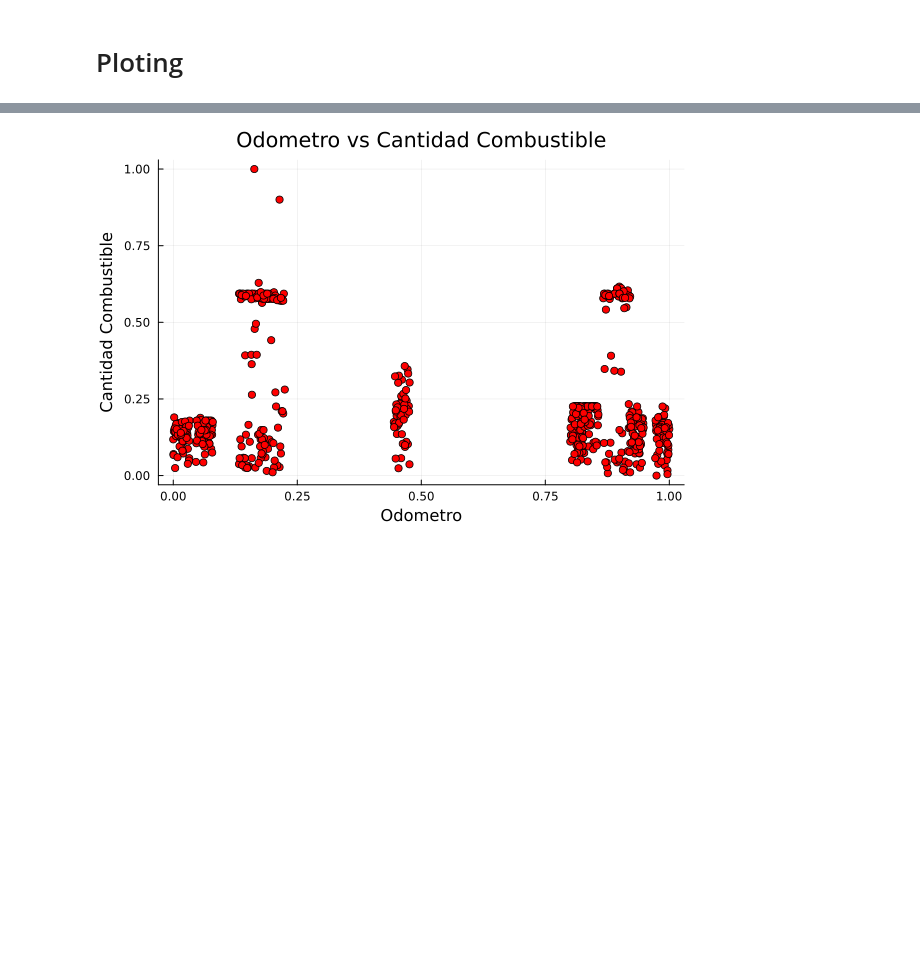
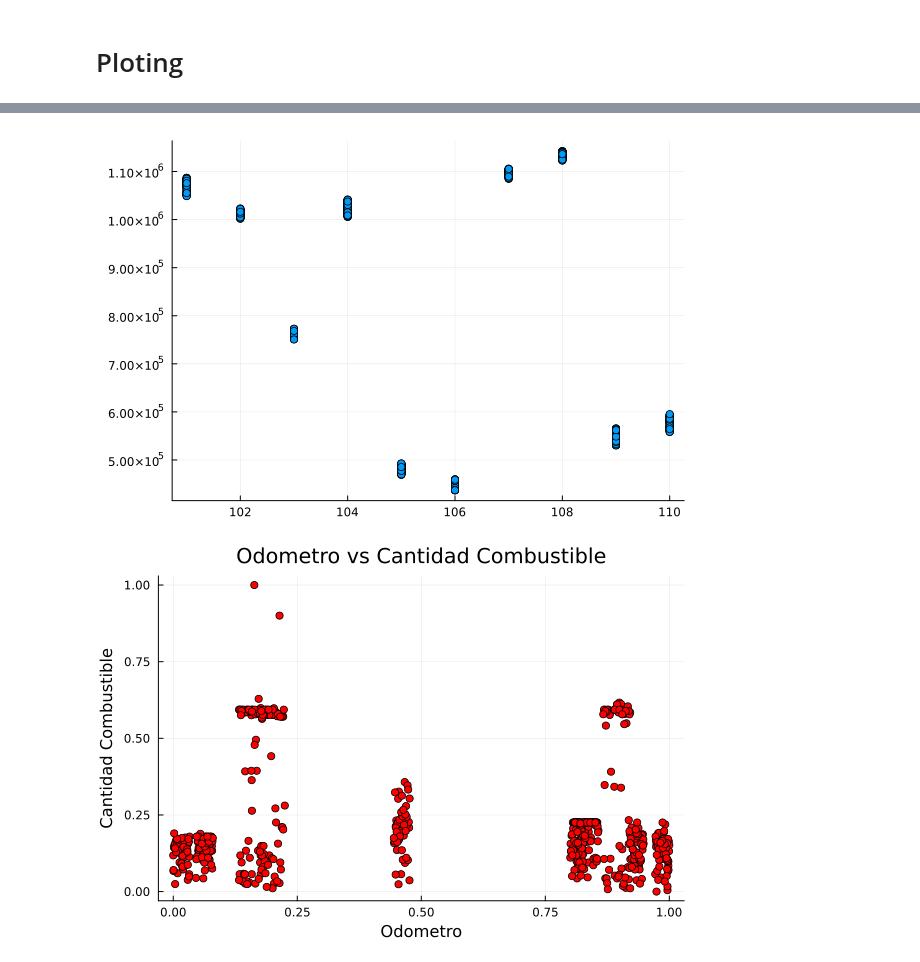
Before and after one commit to 00sen/JuliaLinearRegressionProject, a Jupyter notebook: dam.ipynb, the cells around one changed output, grey strips where cells are left out. Cells and saved outputs as stored; diff of their text form; code cells hidden in the pictures; blank space fills up the shorter version.

```diff
--- a/dam.ipynb
+++ b/dam.ipynb
@@ -302,3 +304,7 @@ transform!(shuffled_df, :Odometro => normalize => :Odometro_Norm,
+# %%
+plot(shuffled_df.Vehiculo, shuffled_df.Odometro, seriestype = :scatter, legend = false)
+# %% [output]
+[figure, added]
 # %%
 scatter(shuffled_df.Odometro_Norm, shuffled_df.Cantidad_Norm, title="Odometro vs Cantidad Combustible", xlabel="Odometro", ylabel="Cantidad Combustible", legend=false, color="red")
 # %% [output]
```
Also changed, not shown: parts of 18 cells of this notebook, 1 other file.
